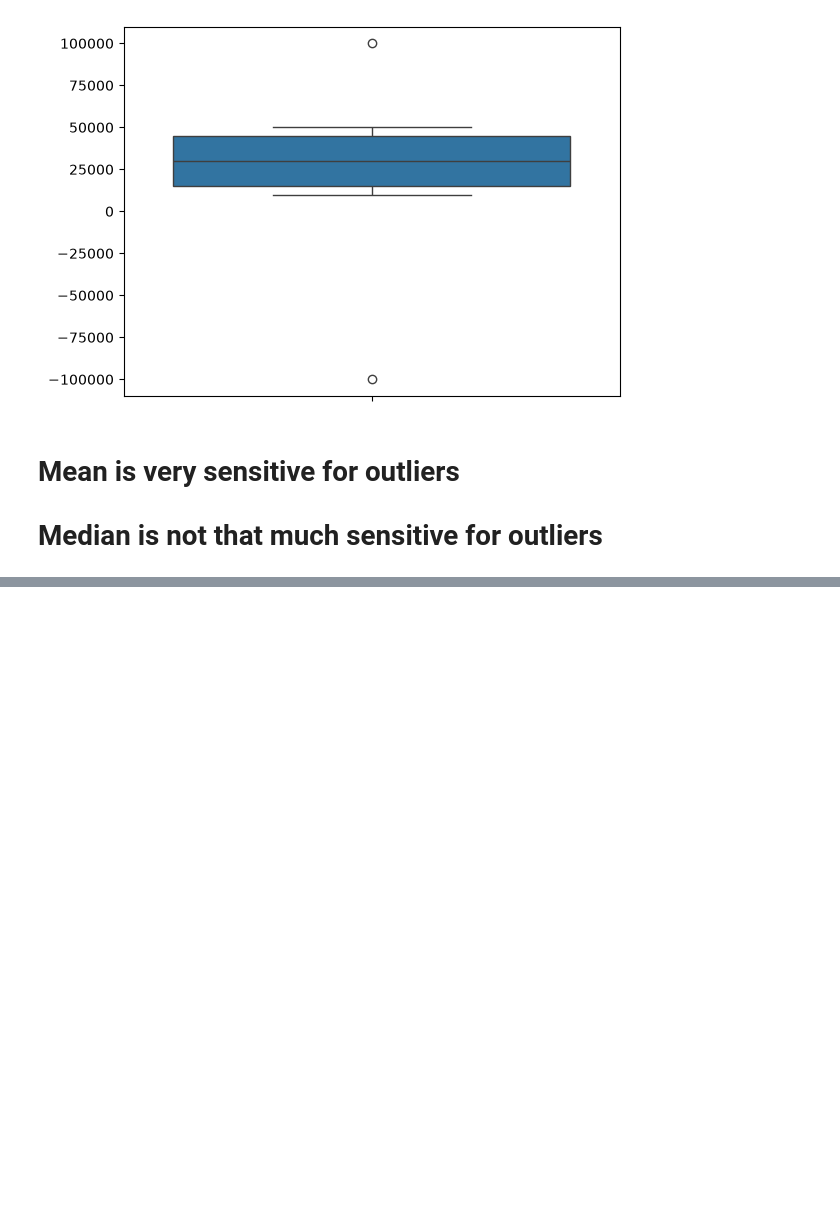
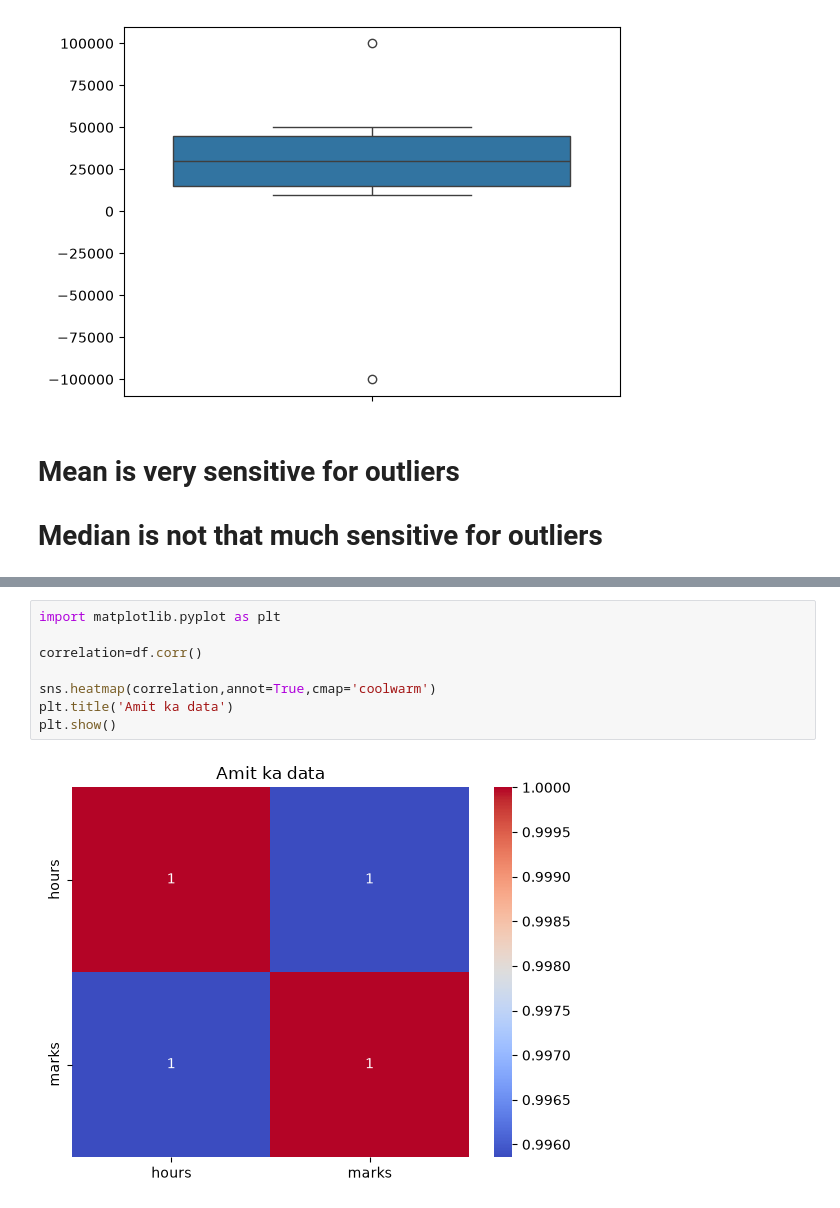
Before and after one commit to AmitKumarPrasad1846/Complete_AI_ML_challenge, a Jupyter notebook: 06_statistics/statistics_day_3.ipynb, the cells around one changed output, grey strips where cells are left out. Drawn from its saved outputs; the diff is of its cells as text; blank space fills up the shorter version.

```diff
--- a/06_statistics/statistics_day_3.ipynb
+++ b/06_statistics/statistics_day_3.ipynb
@@ -86,0 +184,10 @@ sns.boxplot(salary)
+# %%
+import matplotlib.pyplot as plt
+
+correlation=df.corr()
+
+sns.heatmap(correlation,annot=True,cmap='coolwarm')
+plt.title('Amit ka data')
+plt.show()
+# %% [output]
+[figure, added]
```
Also changed, not shown: parts of 8 cells of this notebook.
